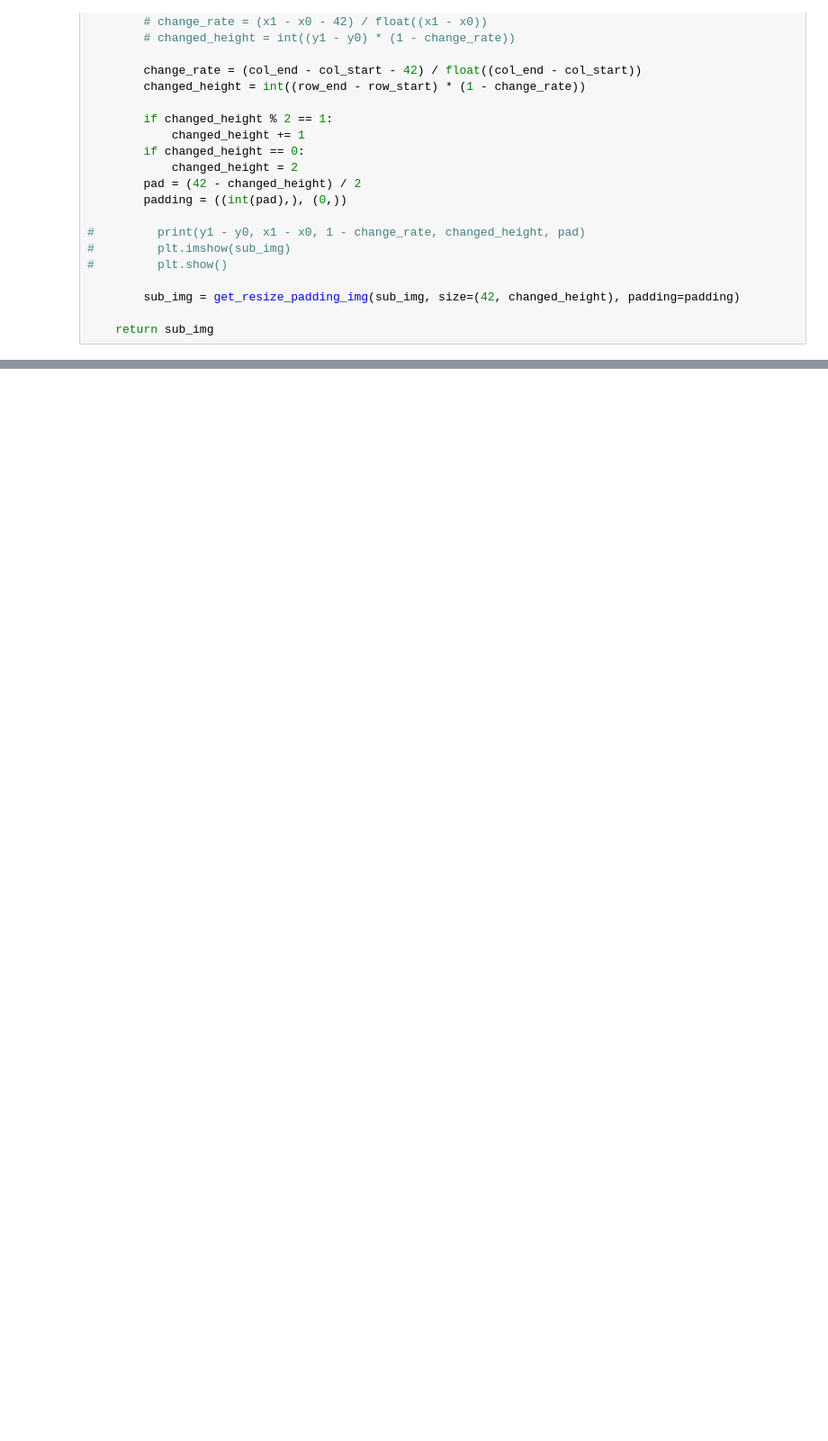
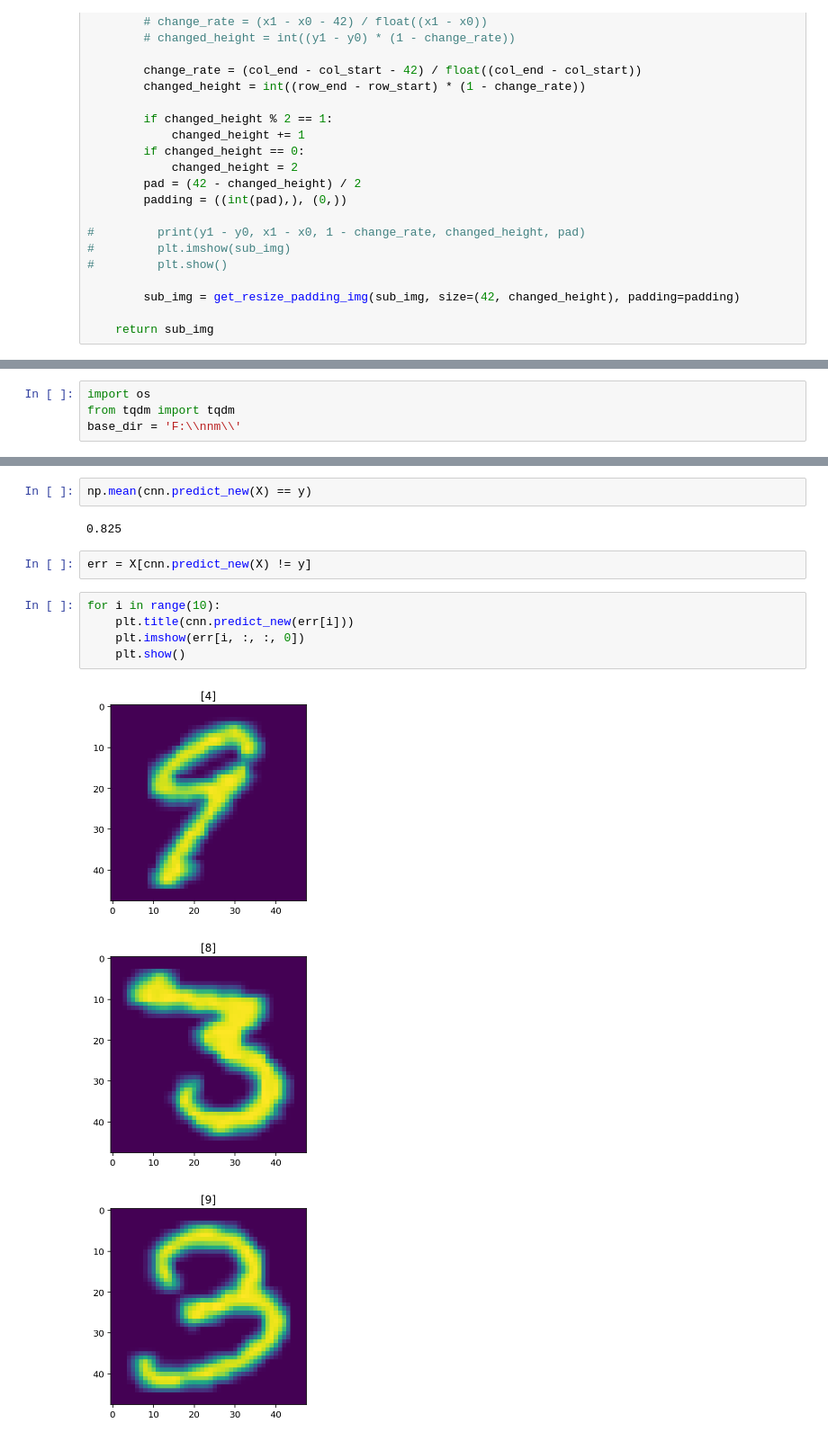
Before and after one commit to lianxiaolei/num-recognition-http, a Jupyter notebook: notebook/answer_card_studentnum.ipynb, the cells around one changed output, grey strips where cells are left out. Shown at 90% size. Saved outputs shown, nothing was run; the diff lists cells and outputs as text; blank space fills up the shorter version.

```diff
--- a/notebook/answer_card_studentnum.ipynb
+++ b/notebook/answer_card_studentnum.ipynb
@@ -467,0 +341,4 @@ Text(0.5,1,'decoded img')
+# %%
+import os
+from tqdm import tqdm
+base_dir = 'F:\\nnm\\'
@@ -467,0 +394,15 @@ Text(0.5,1,'decoded img')
+# %%
+np.mean(cnn.predict_new(X) == y)
+# %% [output]
+0.825
+# %%
+err = X[cnn.predict_new(X) != y]
+# %%
+for i in range(10):
+    plt.title(cnn.predict_new(err[i]))
+    plt.imshow(err[i, :, :, 0])
+    plt.show()
+# %% [output]
+[figure, added]
+[figure, added]
+[figure, added]
```
Also changed, not shown: parts of 24 cells of this notebook, 6 other files.
